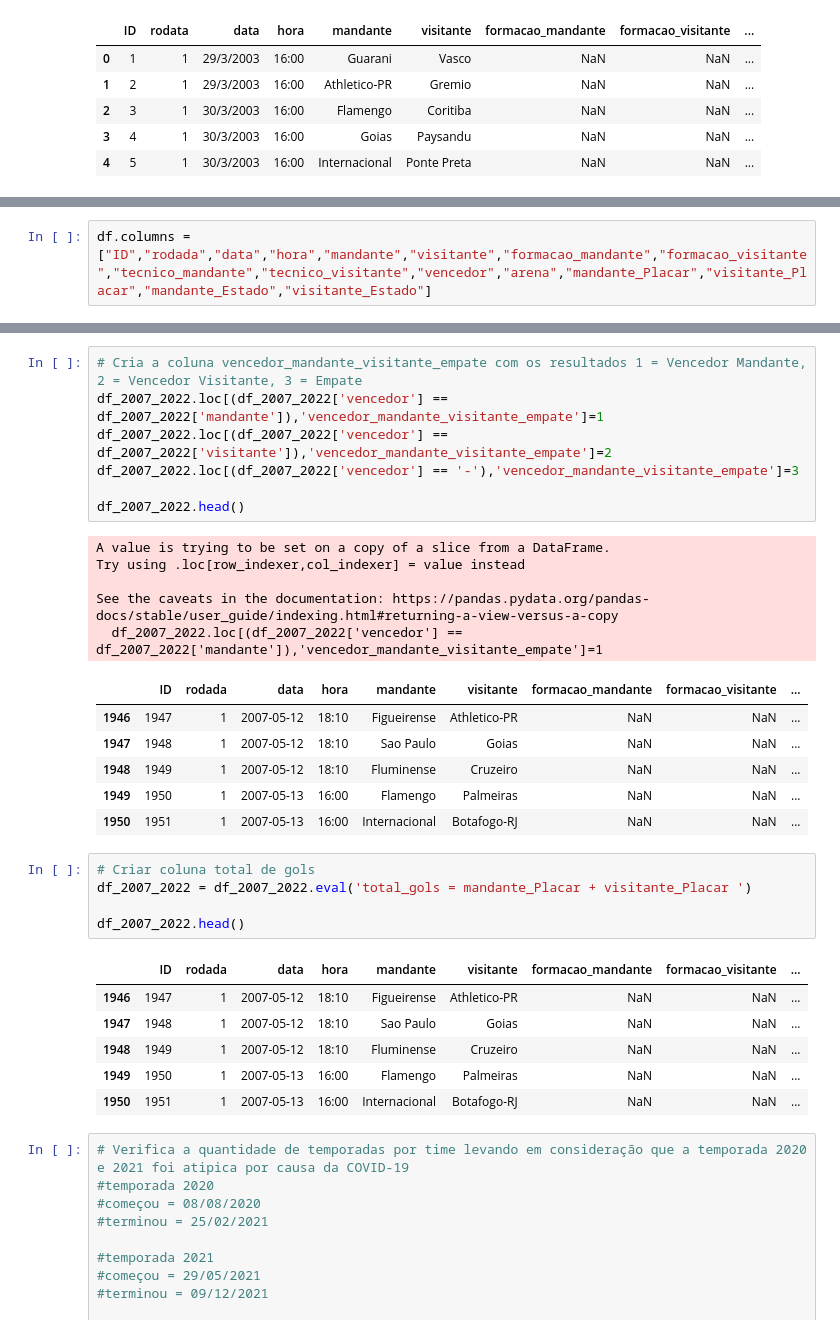
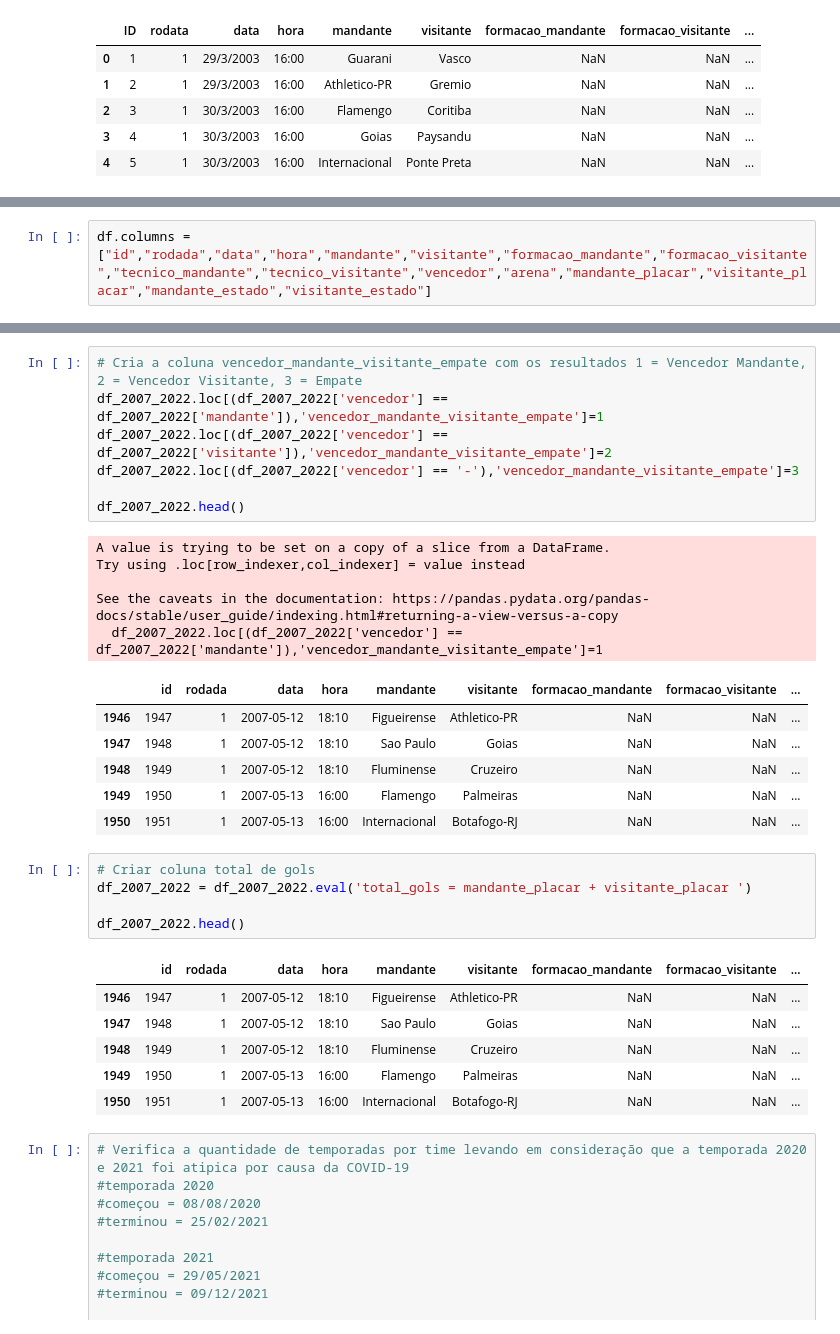
Before and after one commit to vbddinho/puc_minas_machine, a Jupyter notebook: upload_data.ipynb, the cells around one changed output, grey strips where cells are left out. Cells and saved outputs as stored; diff of their text form.

```diff
--- a/upload_data.ipynb
+++ b/upload_data.ipynb
@@ -72,7 +72,7 @@ Data columns (total 16 columns):
 dtypes: int64(4), object(12)
 memory usage: 1003.2+ KB
 # %%
-df.columns = ["ID","rodada","data","hora","mandante","visitante","formacao_mandante","formacao_visitante","tecnico_mandante","tecnico_visitante","vencedor","arena","mandante_Placar","visitante_Placar","mandante_Estado","visitante_Estado"]
+df.columns = ["id","rodada","data","hora","mandante","visitante","formacao_mandante","formacao_visitante","tecnico_mandante","tecnico_visitante","vencedor","arena","mandante_placar","visitante_placar","mandante_estado","visitante_estado"]
 # %%
 #Converte a data do tipo objeto para o tipo datetime e cria a coluna ano
 df["data"] = pd.to_datetime(df["data"],format='%d/%m/%Y',dayfirst=True)
@@ -117,7 +117,7 @@ Try using .loc[row_indexer,col_indexer] = value instead
 
 See the caveats in the documentation: https://pandas.pydata.org/pandas-docs/stable/user_guide/indexing.html#returning-a-view-versus-a-copy
   df_2007_2022.loc[(df_2007_2022['vencedor'] == df_2007_2022['mandante']),'vencedor_mandante_visitante_empate']=1
-|  | ID | rodada | data | hora | mandante | visitante | formacao_mandante | formacao_visitante | ... |
+|  | id | rodada | data | hora | mandante | visitante | formacao_mandante | formacao_visitante | ... |
 | 1946 | 1947 | 1 | 2007-05-12 | 18:10 | Figueirense | Athletico-PR | NaN | NaN | ... |
 | 1947 | 1948 | 1 | 2007-05-12 | 18:10 | Sao Paulo | Goias | NaN | NaN | ... |
 | 1948 | 1949 | 1 | 2007-05-12 | 18:10 | Fluminense | Cruzeiro | NaN | NaN | ... |
@@ -125,11 +125,11 @@ See the caveats in the documentation: https://pandas.pydata.org/pandas-docs/stab
 | 1950 | 1951 | 1 | 2007-05-13 | 16:00 | Internacional | Botafogo-RJ | NaN | NaN | ... |
 # %%
 # Criar coluna total de gols
-df_2007_2022 = df_2007_2022.eval('total_gols = mandante_Placar + visitante_Placar ')
+df_2007_2022 = df_2007_2022.eval('total_gols = mandante_placar + visitante_placar ')
 
 df_2007_2022.head()
 # %% [output]
-|  | ID | rodada | data | hora | mandante | visitante | formacao_mandante | formacao_visitante | ... |
+|  | id | rodada | data | hora | mandante | visitante | formacao_mandante | formacao_visitante | ... |
 | 1946 | 1947 | 1 | 2007-05-12 | 18:10 | Figueirense | Athletico-PR | NaN | NaN | ... |
 | 1947 | 1948 | 1 | 2007-05-12 | 18:10 | Sao Paulo | Goias | NaN | NaN | ... |
 | 1948 | 1949 | 1 | 2007-05-12 | 18:10 | Fluminense | Cruzeiro | NaN | NaN | ... |
```
Also changed, not shown: parts of 10 cells of this notebook, 1 other file.
